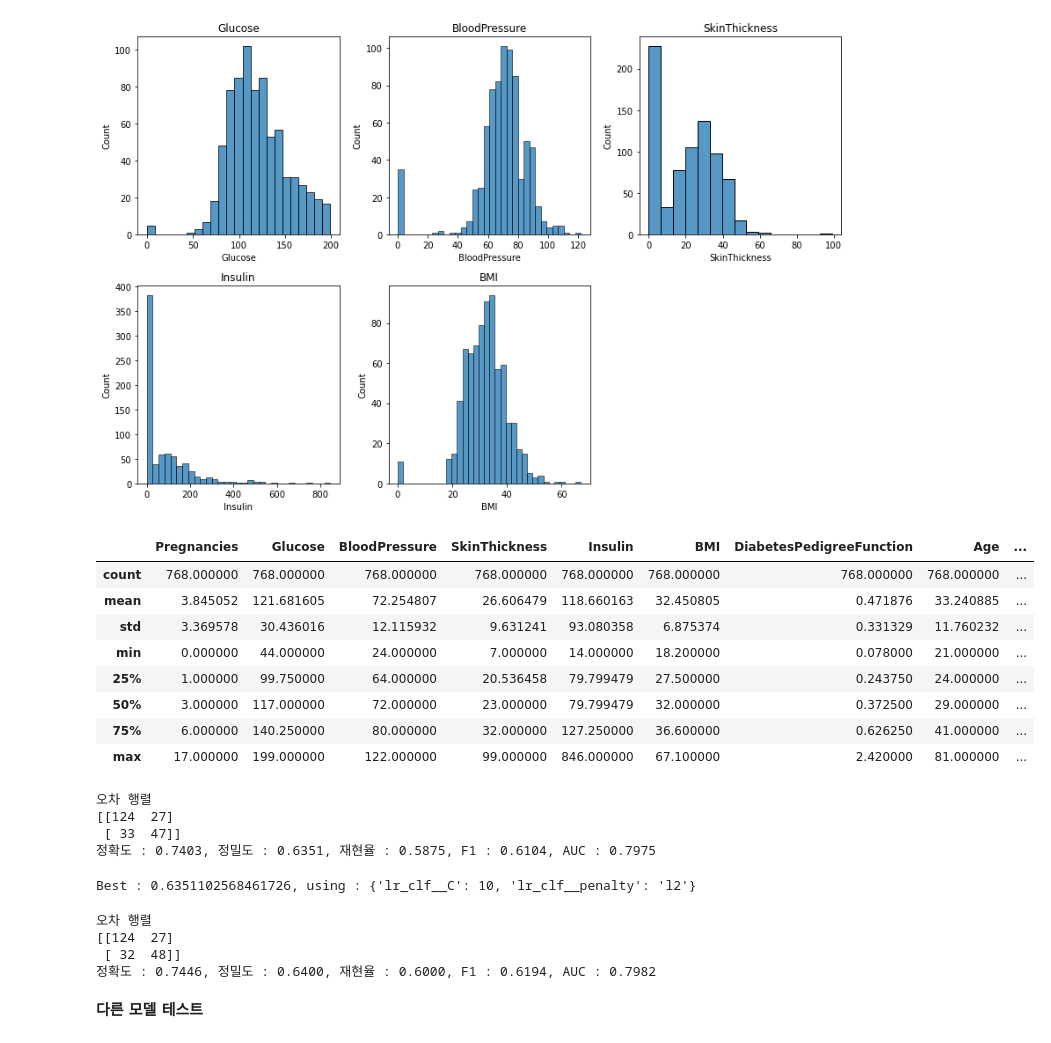
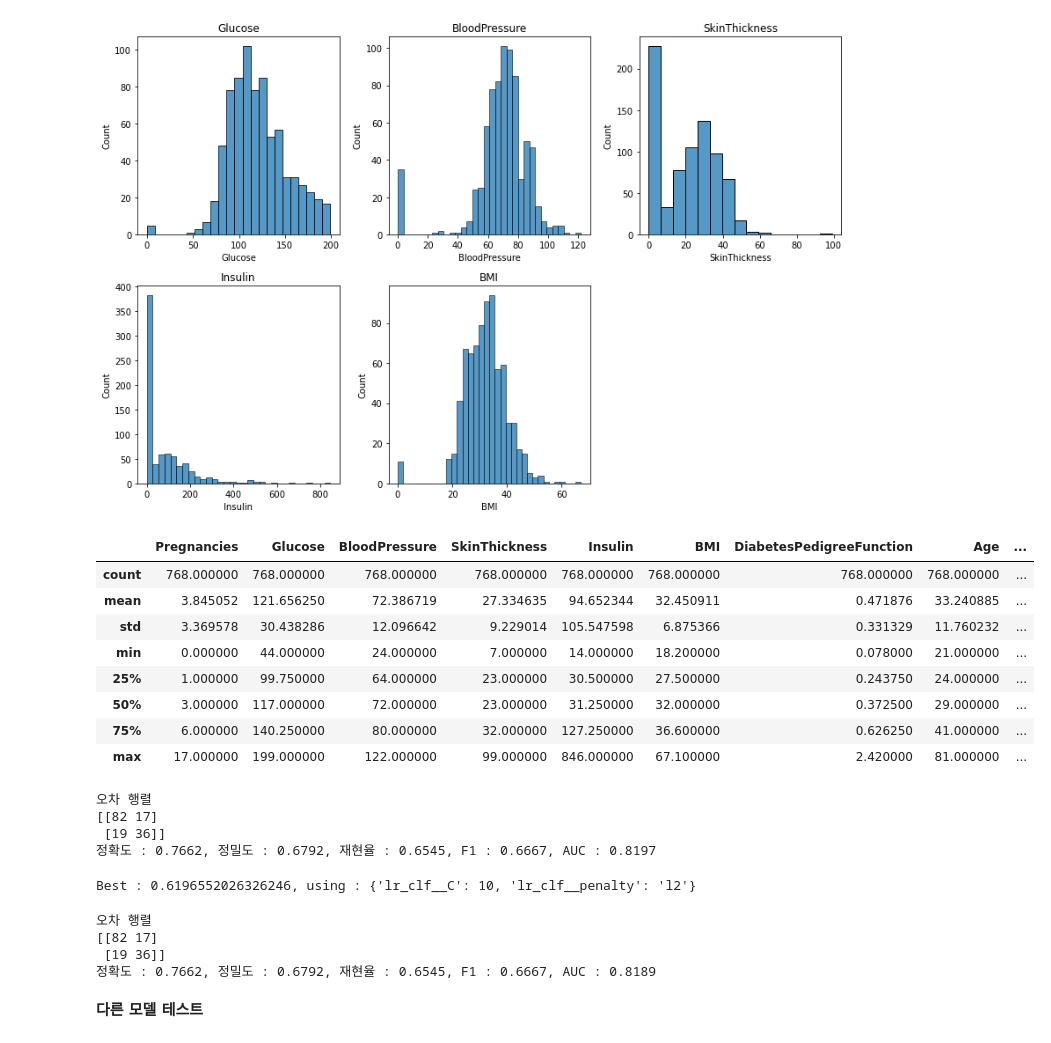
Before and after one commit to highfreshness/SeSAC, a Jupyter notebook: daily_test/2022-08-09_피마인디언_당뇨병예측.ipynb, the cells around one changed output. Cells and saved outputs as stored; diff of their text form; code cells hidden in the pictures.

```diff
--- a/daily_test/2022-08-09_피마인디언_당뇨병예측.ipynb
+++ b/daily_test/2022-08-09_피마인디언_당뇨병예측.ipynb
@@ -82,16 +82,16 @@ plt.show()
 # %%
 # 각 컬럼 별로 0이 많은 행들이 있어 최빈값, 평균으로 결측치를 대체 했을 때 그대로 0이 들어갈 확률이 높으므로 4분위 값 중 50%로 대체
 # 대체 후 quantile의 50% 값은 변동
-diabetes_data[zero_col] = diabetes_data[zero_col].replace(0, diabetes_data[zero_col].mean())
+diabetes_data[zero_col] = diabetes_data[zero_col].replace(0, diabetes_data[zero_col].quantile(0.5))
 diabetes_data.describe()
 # %% [output]
 |  | Pregnancies | Glucose | BloodPressure | SkinThickness | Insulin | BMI | DiabetesPedigreeFunction | Age | ... |
 | count | 768.000000 | 768.000000 | 768.000000 | 768.000000 | 768.000000 | 768.000000 | 768.000000 | 768.000000 | ... |
-| mean | 3.845052 | 121.681605 | 72.254807 | 26.606479 | 118.660163 | 32.450805 | 0.471876 | 33.240885 | ... |
-| std | 3.369578 | 30.436016 | 12.115932 | 9.631241 | 93.080358 | 6.875374 | 0.331329 | 11.760232 | ... |
+| mean | 3.845052 | 121.656250 | 72.386719 | 27.334635 | 94.652344 | 32.450911 | 0.471876 | 33.240885 | ... |
+| std | 3.369578 | 30.438286 | 12.096642 | 9.229014 | 105.547598 | 6.875366 | 0.331329 | 11.760232 | ... |
 | min | 0.000000 | 44.000000 | 24.000000 | 7.000000 | 14.000000 | 18.200000 | 0.078000 | 21.000000 | ... |
-| 25% | 1.000000 | 99.750000 | 64.000000 | 20.536458 | 79.799479 | 27.500000 | 0.243750 | 24.000000 | ... |
-| 50% | 3.000000 | 117.000000 | 72.000000 | 23.000000 | 79.799479 | 32.000000 | 0.372500 | 29.000000 | ... |
+| 25% | 1.000000 | 99.750000 | 64.000000 | 23.000000 | 30.500000 | 27.500000 | 0.243750 | 24.000000 | ... |
+| 50% | 3.000000 | 117.000000 | 72.000000 | 23.000000 | 31.250000 | 32.000000 | 0.372500 | 29.000000 | ... |
 | 75% | 6.000000 | 140.250000 | 80.000000 | 32.000000 | 127.250000 | 36.600000 | 0.626250 | 41.000000 | ... |
 | max | 17.000000 | 199.000000 | 122.000000 | 99.000000 | 846.000000 | 67.100000 | 2.420000 | 81.000000 | ... |
 # %%
@@ -123,9 +123,9 @@ pred = pipe.predict(X_test)
 get_clf_eval(valid_test, pred, pred_proba)
 # %% [output]
 오차 행렬
-[[124  27]
- [ 33  47]]
-정확도 : 0.7403, 정밀도 : 0.6351, 재현율 : 0.5875, F1 : 0.6104, AUC : 0.7975
+[[82 17]
+ [19 36]]
+정확도 : 0.7662, 정밀도 : 0.6792, 재현율 : 0.6545, F1 : 0.6667, AUC : 0.8197
 # %%
 param_grid = {'lr_clf__C' : [0.01, 0.05, 0.1, 0.5, 1, 10], 'lr_clf__penalty' : ['l1', 'l2']}
 
@@ -134,7 +134,7 @@ grid_search.fit(X_train, valid_train)
 
 print(f'Best : {grid_search.best_score_}, using : {grid_search.best_params_}')
 # %% [output]
-Best : 0.6351102568461726, using : {'lr_clf__C': 10, 'lr_clf__penalty': 'l2'}
+Best : 0.6196552026326246, using : {'lr_clf__C': 10, 'lr_clf__penalty': 'l2'}
 # %%
 # score는 낮지만 일단 search한 테스트 진행
 pipe.set_params(lr_clf__C=10)
@@ -144,9 +144,9 @@ pred = pipe.predict(X_test)
 get_clf_eval(valid_test, pred, pred_proba)
 # %% [output]
 오차 행렬
-[[124  27]
- [ 32  48]]
-정확도 : 0.7446, 정밀도 : 0.6400, 재현율 : 0.6000, F1 : 0.6194, AUC : 0.7982
+[[82 17]
+ [19 36]]
+정확도 : 0.7662, 정밀도 : 0.6792, 재현율 : 0.6545, F1 : 0.6667, AUC : 0.8189
 # %% [markdown]
 **다른 모델 테스트**
 # %%
```
Also changed, not shown: parts of 9 cells of this notebook.
